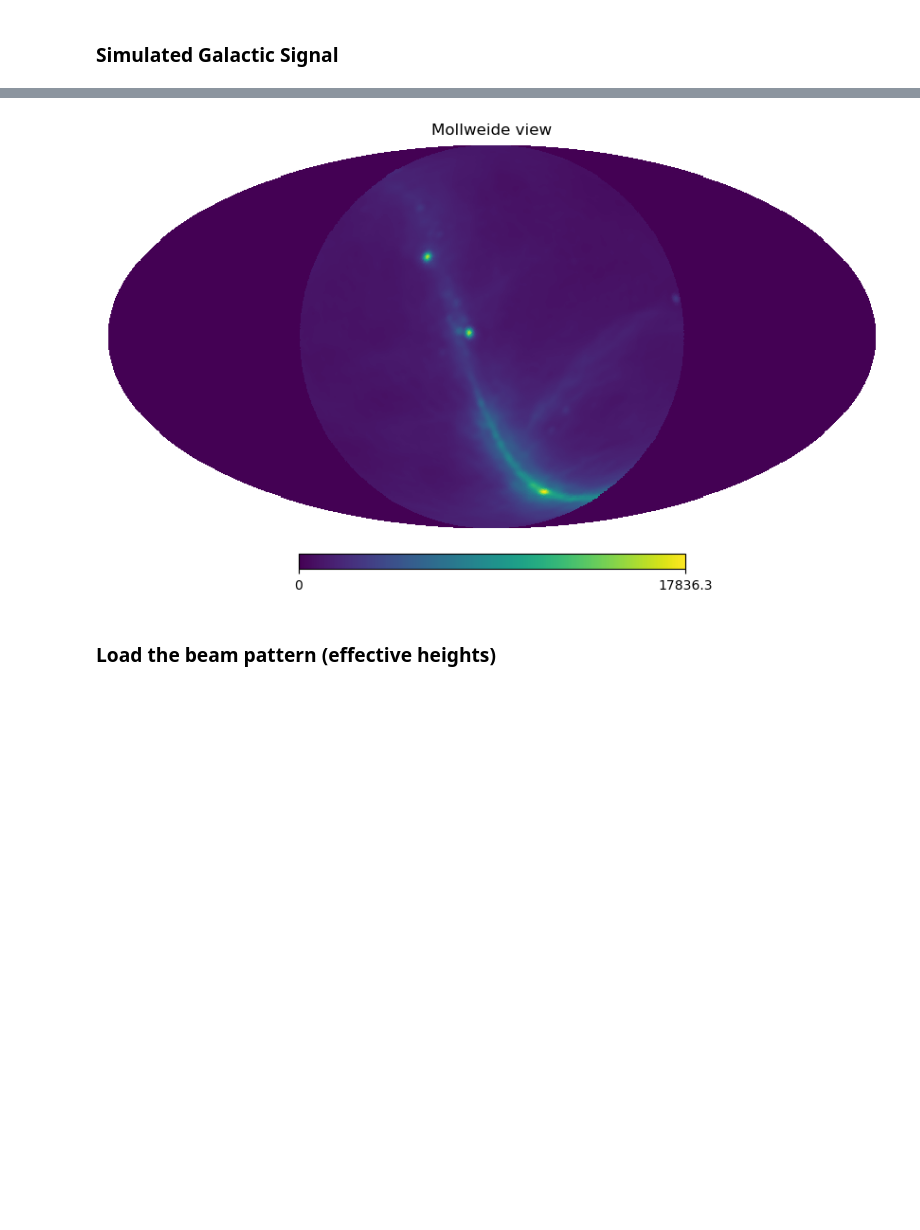
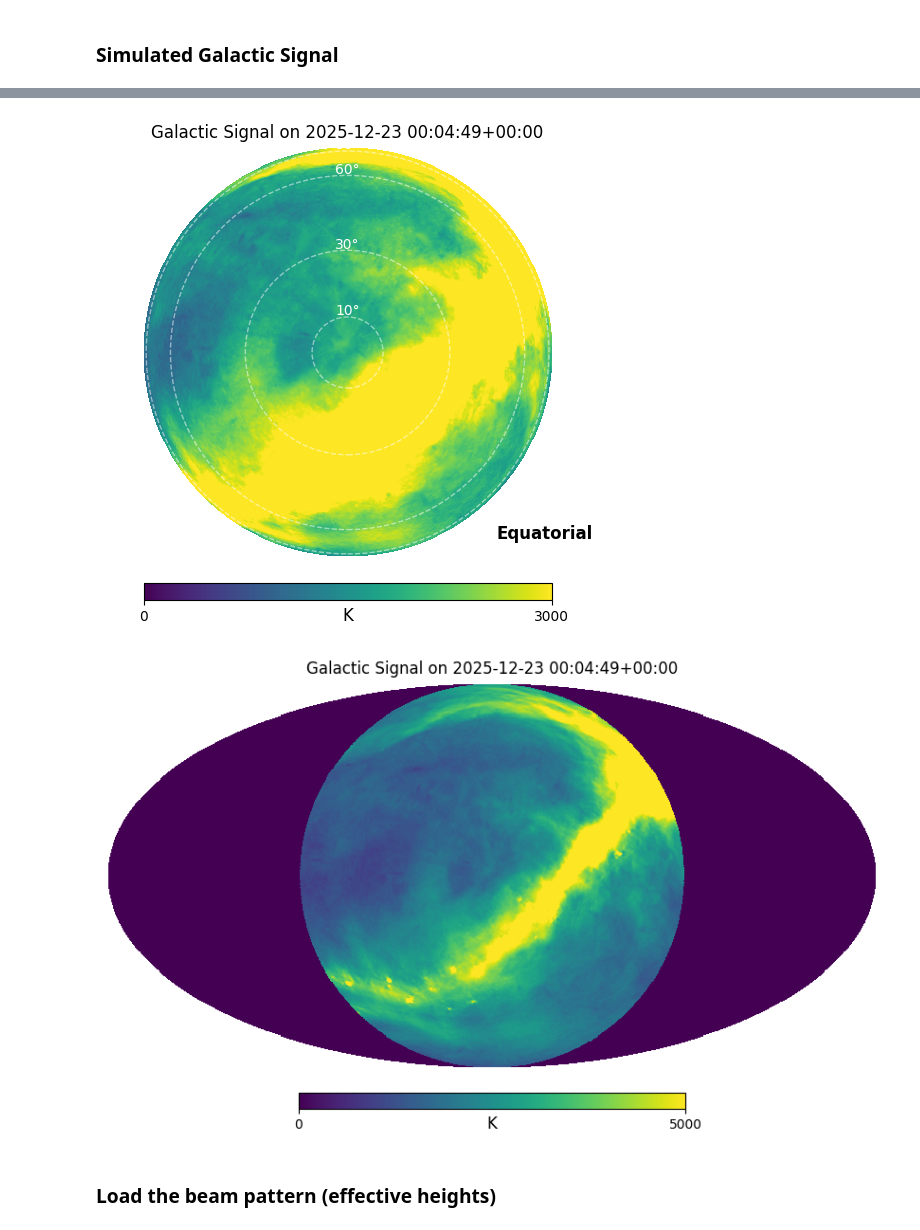
Before and after one commit to alhosani-abdulla/Highz-EXP, a Jupyter notebook: notebooks/pygsm_analysis.ipynb, the cells around one changed output, grey strips where cells are left out. Cells and saved outputs as stored; diff of their text form; code cells hidden in the pictures; blank space fills up the shorter version.

```diff
--- a/notebooks/pygsm_analysis.ipynb
+++ b/notebooks/pygsm_analysis.ipynb
@@ -3,9 +7,28 @@
 # %%
+import matplotlib.pyplot as plt
+import matplotlib.colors as colors
+import numpy as np
 import pygdsm
 import healpy as hp
+import pathlib
 
 # healpy variables
 n_side = 256
 n_pix = hp.nside2npix(n_side)
 # Solid angle of each pixel
 omega = hp.nside2pixarea(n_side)  # in steradians
+
+from astropy.time import Time
+import astropy.units as u
+from astropy.coordinates import EarthLocation, AltAz, SkyCoord
+
+# Adak Island location
+test_site_latitude = 51.8
+test_site_longitude = -176.6
+test_site_elevation_meters = 5 # meters
+
+test_site_location = EarthLocation(
+    lat=test_site_latitude * u.deg,
+    lon=test_site_longitude * u.deg,
+    height=test_site_elevation_meters * u.m
+)
@@ -64,7 +136,12 @@ NameError: name 'antenna_utc_timestamps' is not defined
-# %%
-hp.mollview(hmap)
-# %% [output]
-[figure, removed]
+# %%
+# Compare with Haslam map
+hmap = generate_healpix_map(70, antenna_timestamps[0], observer='Haslam')
+
+visualize_hmap(hmap, title=f"Galactic Signal on {antenna_timestamps[0]}")
+hp.mollview(hmap, title=f"Galactic Signal on {antenna_timestamps[0]}", unit="K", max=5000)
+# %% [output]
+[figure, added]
+[figure, added]
 # %% [markdown]
 ### Load the beam pattern (effective heights)
 # %%
```
Also changed, not shown: parts of 9 cells of this notebook, 1 other file.
